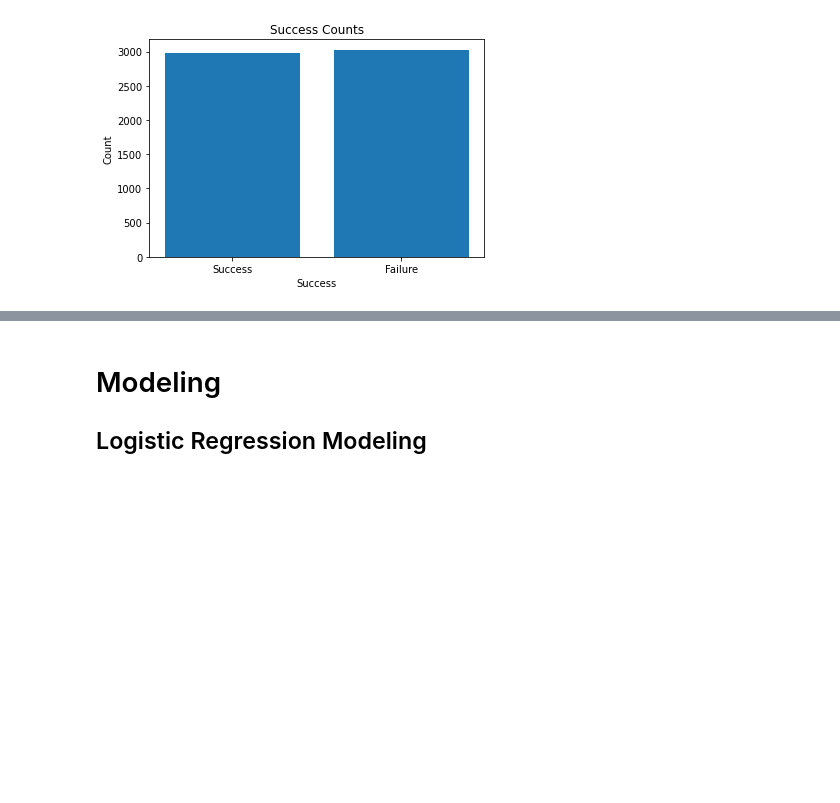
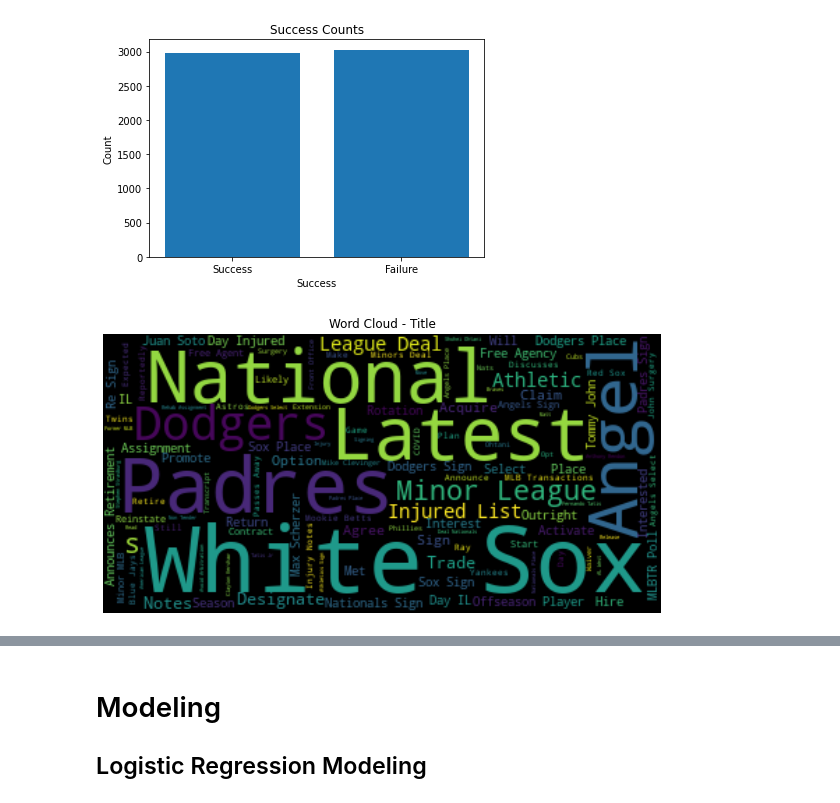
Before and after one commit to ApkimCA/AppliedTextMining_Team11, a Jupyter notebook: combined_code_edited.ipynb, the cells around one changed output, grey strips where cells are left out. Cells and saved outputs as stored; diff of their text form; code cells hidden in the pictures; blank space fills up the shorter version.

```diff
--- a/combined_code_edited.ipynb
+++ b/combined_code_edited.ipynb
@@ -2845,3 +2851,16 @@ plt.title('Success Counts')
 plt.show()
 # %% [output]
 [figure]
+# %%
+from wordcloud import WordCloud
+import matplotlib.pyplot as plt
+
+ # Create a word cloud for the "Title" column
+title_wordcloud = WordCloud().generate(' '.join(comb_df['Title'].dropna()))
+plt.figure(figsize=(10, 6))
+plt.imshow(title_wordcloud, interpolation='bilinear')
+plt.axis('off')
+plt.title('Word Cloud - Title')
+plt.show()
+# %% [output]
+[figure, added]
```
Also changed, not shown: parts of 55 cells of this notebook.
